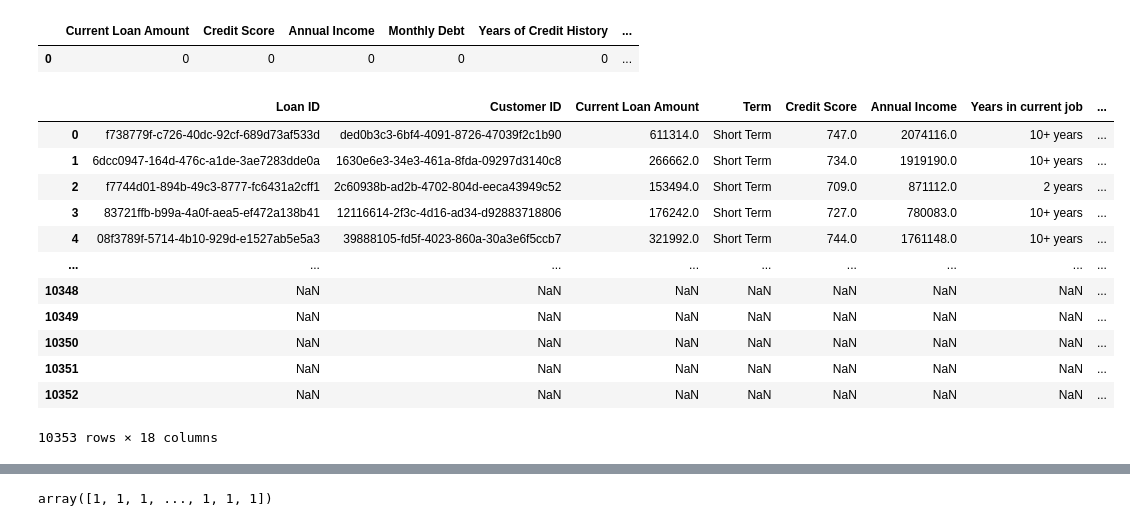
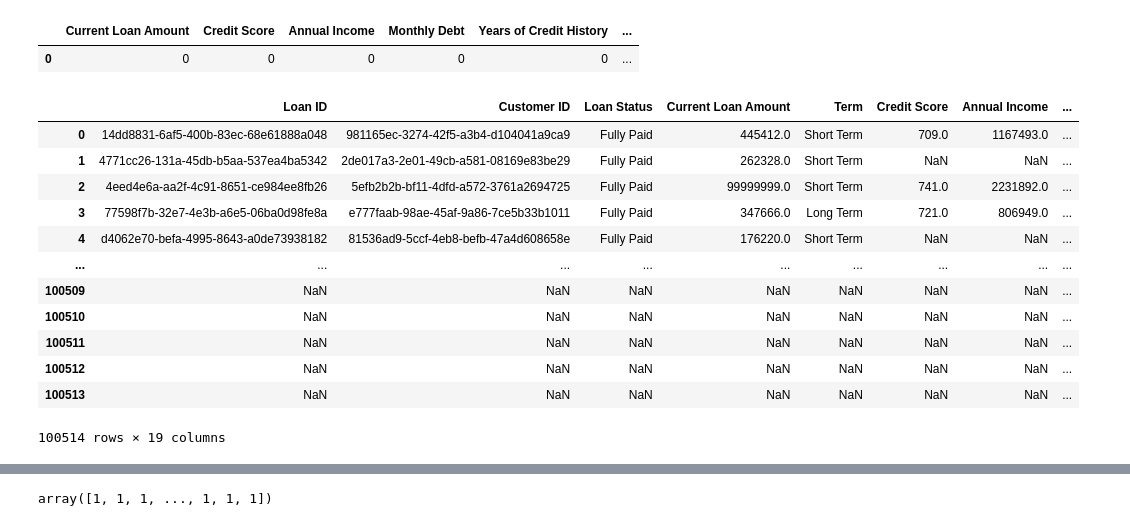
Before and after one commit to ZUNOXI/Credit_Predict_BigData, a Jupyter notebook: Prediction.ipynb, the cells around one changed output, grey strips where cells are left out. Cells and saved outputs as stored; diff of their text form; code cells hidden in the pictures.

```diff
--- a/Prediction.ipynb
+++ b/Prediction.ipynb
@@ -45,22 +45,22 @@ temp
 |  | Current Loan Amount | Credit Score | Annual Income | Monthly Debt | Years of Credit History | ... |
 | 0 | 0 | 0 | 0 | 0 | 0 | ... |
 # %%
-test = pd.read_csv('dataset/credit_test.csv')
-test
+form = pd.read_csv('dataset/credit_train.csv')
+form
 # %% [output]
-|  | Loan ID | Customer ID | Current Loan Amount | Term | Credit Score | Annual Income | Years in current job | ... |
-| 0 | f738779f-c726-40dc-92cf-689d73af533d | ded0b3c3-6bf4-4091-8726-47039f2c1b90 | 611314.0 | Short Term | 747.0 | 2074116.0 | 10+ years | ... |
-| 1 | 6dcc0947-164d-476c-a1de-3ae7283dde0a | 1630e6e3-34e3-461a-8fda-09297d3140c8 | 266662.0 | Short Term | 734.0 | 1919190.0 | 10+ years | ... |
-| 2 | f7744d01-894b-49c3-8777-fc6431a2cff1 | 2c60938b-ad2b-4702-804d-eeca43949c52 | 153494.0 | Short Term | 709.0 | 871112.0 | 2 years | ... |
-| 3 | 83721ffb-b99a-4a0f-aea5-ef472a138b41 | 12116614-2f3c-4d16-ad34-d92883718806 | 176242.0 | Short Term | 727.0 | 780083.0 | 10+ years | ... |
-| 4 | 08f3789f-5714-4b10-929d-e1527ab5e5a3 | 39888105-fd5f-4023-860a-30a3e6f5ccb7 | 321992.0 | Short Term | 744.0 | 1761148.0 | 10+ years | ... |
+|  | Loan ID | Customer ID | Loan Status | Current Loan Amount | Term | Credit Score | Annual Income | ... |
+| 0 | 14dd8831-6af5-400b-83ec-68e61888a048 | 981165ec-3274-42f5-a3b4-d104041a9ca9 | Fully Paid | 445412.0 | Short Term | 709.0 | 1167493.0 | ... |
+| 1 | 4771cc26-131a-45db-b5aa-537ea4ba5342 | 2de017a3-2e01-49cb-a581-08169e83be29 | Fully Paid | 262328.0 | Short Term | NaN | NaN | ... |
+| 2 | 4eed4e6a-aa2f-4c91-8651-ce984ee8fb26 | 5efb2b2b-bf11-4dfd-a572-3761a2694725 | Fully Paid | 99999999.0 | Short Term | 741.0 | 2231892.0 | ... |
+| 3 | 77598f7b-32e7-4e3b-a6e5-06ba0d98fe8a | e777faab-98ae-45af-9a86-7ce5b33b1011 | Fully Paid | 347666.0 | Long Term | 721.0 | 806949.0 | ... |
+| 4 | d4062e70-befa-4995-8643-a0de73938182 | 81536ad9-5ccf-4eb8-befb-47a4d608658e | Fully Paid | 176220.0 | Short Term | NaN | NaN | ... |
 | ... | ... | ... | ... | ... | ... | ... | ... | ... |
-| 10348 | NaN | NaN | NaN | NaN | NaN | NaN | NaN | ... |
-| 10349 | NaN | NaN | NaN | NaN | NaN | NaN | NaN | ... |
-| 10350 | NaN | NaN | NaN | NaN | NaN | NaN | NaN | ... |
-| 10351 | NaN | NaN | NaN | NaN | NaN | NaN | NaN | ... |
-| 10352 | NaN | NaN | NaN | NaN | NaN | NaN | NaN | ... |
+| 100509 | NaN | NaN | NaN | NaN | NaN | NaN | NaN | ... |
+| 100510 | NaN | NaN | NaN | NaN | NaN | NaN | NaN | ... |
+| 100511 | NaN | NaN | NaN | NaN | NaN | NaN | NaN | ... |
+| 100512 | NaN | NaN | NaN | NaN | NaN | NaN | NaN | ... |
+| 100513 | NaN | NaN | NaN | NaN | NaN | NaN | NaN | ... |
-10353 rows × 18 columns
+100514 rows × 19 columns
 # %%
 # 데이터 더미함수화
 def callData(data):
```
Also changed, not shown: parts of 11 cells of this notebook, 2 other files.
